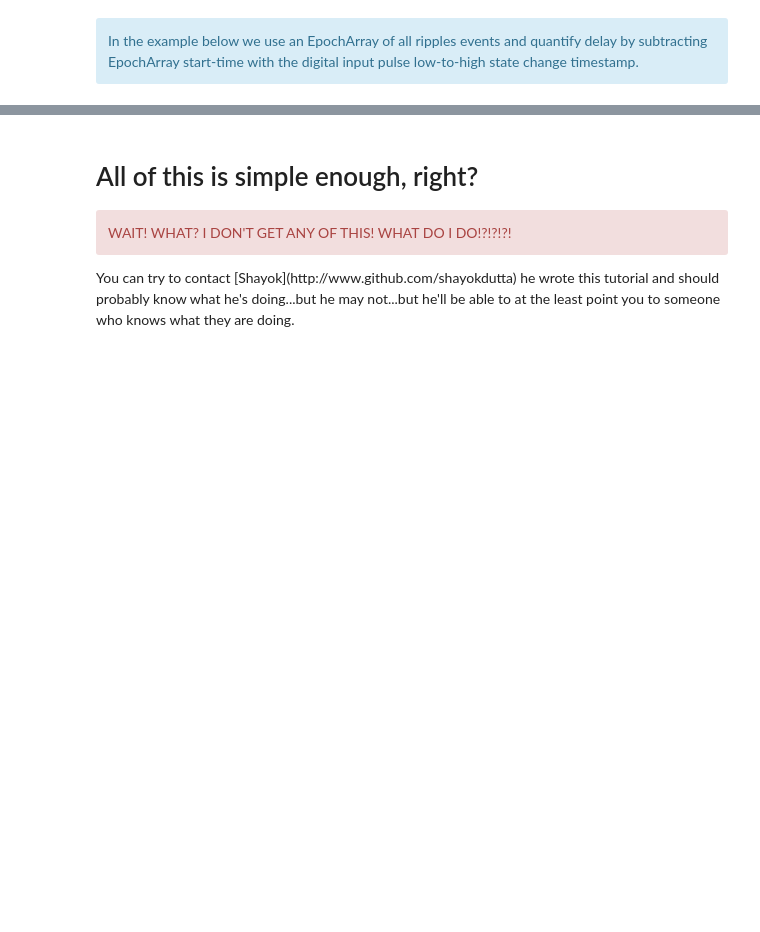
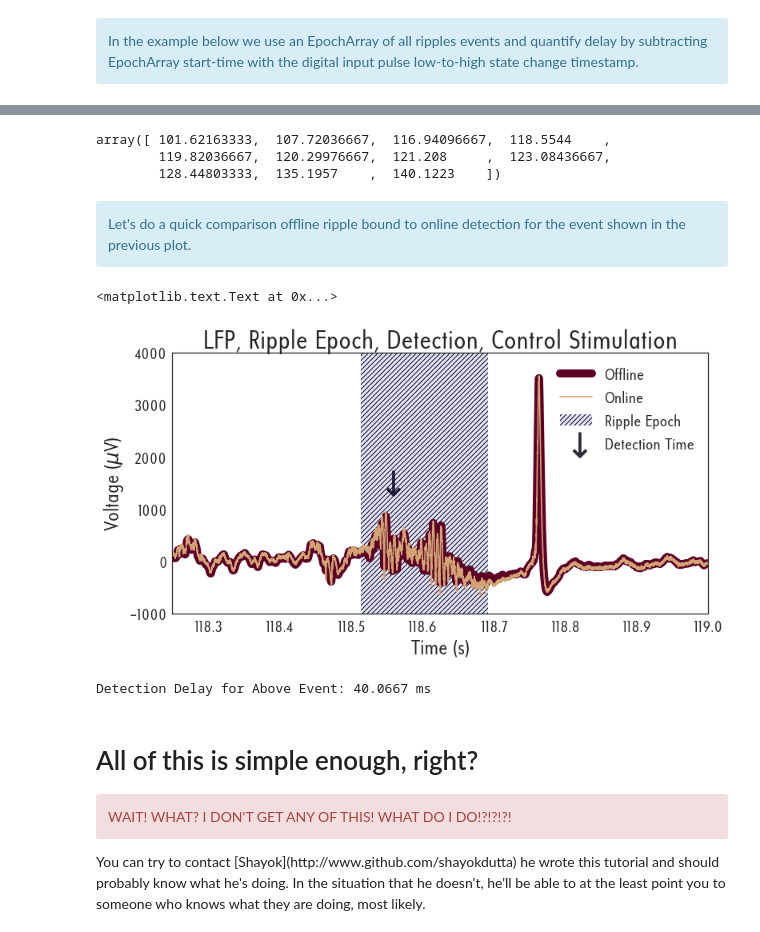
Before and after one commit to eackermann/nelpy, a Jupyter notebook: examples/TrodesImportDemo.ipynb, the cells around one changed output, grey strips where cells are left out. Drawn from its saved outputs; the diff is of its cells as text; code cells hidden in the pictures; blank space fills up the shorter version.

```diff
--- a/examples/TrodesImportDemo.ipynb
+++ b/examples/TrodesImportDemo.ipynb
@@ -383,3 +556,10 @@ This data will be used to compare phase shifts caused by the real-time filters.
 <div class="alert alert-info">
 In the example below we use an EpochArray of all ripples events and quantify delay by subtracting EpochArray start-time with the digital input pulse low-to-high state change timestamp.
 </div>
+# %%
+#offline analysis
+# filter raw data in ripple band (150 - 250 Hz)
+ripple_band_filtered_offline = nel.filtering.ripple_band_filter(offline_analysis_signals[:,-1], verbose=True)
+
+# compute envelope of signal (Hilbert Transform)
+envelope_offline = nel.utils.signal_envelope1D(ripple_band_filtered_offline,)
@@ -385,0 +568,10 @@ In the example below we use an EpochArray of all ripples events and quantify del
+# %%
+#ripple detection across channels!
+ripple_epochs = []
+for i,cow in enumerate(envelope_offline.signals):
+    #find ripples! Ripple band power signal 3 sd above mean for 15 ms
+    ripple_bounds, ripple_maxes, ripple_events = \
+                                nel.utils.get_events_boundaries(cow.ydata, \
+                                minThresholdLength = 0.015, ds=1/cow.fs)
+    #ripple bounds stored as epoch arrays
+    ripple_epochs.append(nel.EpochArray((ripple_bounds/cow.fs)+cow.time[0]))
@@ -386,6 +598,36 @@ In the example below we use an EpochArray of all ripples events and quantify del
+# %%
+detection_times
+# %% [output]
+array([ 101.62163333,  107.72036667,  116.94096667,  118.5544    ,
+        119.82036667,  120.29976667,  121.208     ,  123.08436667,
+        128.44803333,  135.1957    ,  140.1223    ])
+# %% [markdown]
+<div class="alert alert-info">
+Let's do a quick comparison offline ripple bound to online detection for the event shown in the previous plot.
+</div>
+# %%
+arrow = u'$\u2193$'
+# %%
+ax = npl.plot(offline_analysis_signals[:,-1],color=npl.colors.cows.texas_aggie,lw=10,label="Offline") #LFP offline
+npl.plot(real_time_signals[:,-1],color=npl.colors.cows.jersey,label="Online") #LFP online
+npl.epochplot(nel.EpochArray([offline_analysis_signals.time[ripple_bounds]]),color='b',alpha=0.1, label="Ripple Epoch") #Canonical Ripple Epoch
+ax.scatter(118.5544,1500,color=npl.colors.cows.angus,s=1000,marker=arrow,label="Detection Time") #detection timestamp
+ax.legend()
+ax.set_xlim(118.25,119)
+ax.set_ylim(-1000,4000)
+ax.set_title("LFP, Ripple Epoch, Detection, Control Stimulation")
+ax.set_xlabel("Time (s)")
+ax.set_ylabel("Voltage ($\mu$V)")
+# %% [output]
+<matplotlib.text.Text at 0x...>
+[figure, added]
+# %%
+print("Detection Delay for Above Event: {} ms".format(np.round((118.5544-118.51433333)*1000,4)))
+# %% [output]
+Detection Delay for Above Event: 40.0667 ms
 # %% [markdown]
 # All of this is simple enough, right?
 <div class="alert alert-danger">
 WAIT! WHAT? I DON'T GET ANY OF THIS! WHAT DO I DO!?!?!?!
 </div>
-You can try to contact [Shayok](http://www.github.com/shayokdutta) he wrote this tutorial and should probably know what he's doing...but he may not...but he'll be able to at the least point you to someone who knows what they are doing.
+You can try to contact [Shayok](http://www.github.com/shayokdutta) he wrote this tutorial and should probably know what he's doing. In the situation that he doesn't, he'll be able to at the least point you to someone who knows what they are doing, most likely.
```
Also changed, not shown: parts of 30 cells of this notebook, 1 other file.
